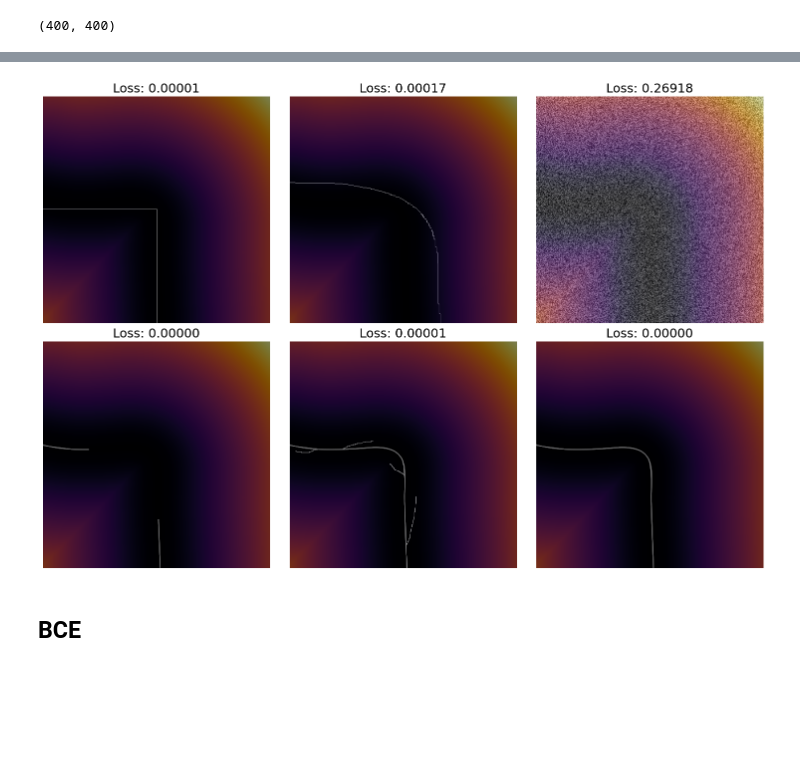
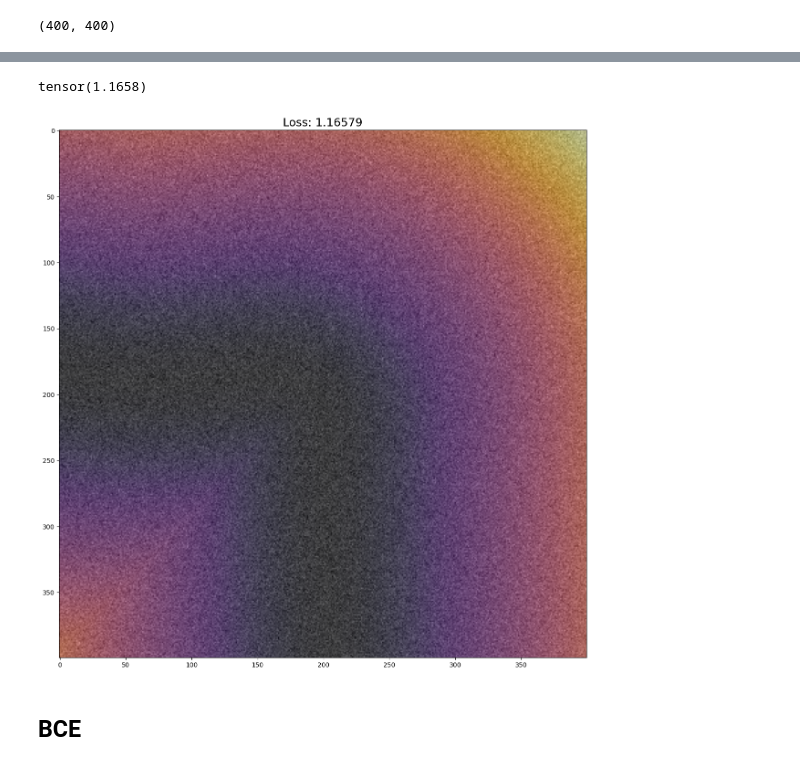
Before and after one commit to DaDudeIan/Pre-planning-Intersection-Traversal-for-Autonomous-Vehicles, a Jupyter notebook: loss/loss_testing.ipynb, the cells around one changed output, grey strips where cells are left out. Cells and saved outputs as stored; diff of their text form; code cells hidden in the pictures; blank space fills up the shorter version.

```diff
--- a/loss/loss_testing.ipynb
+++ b/loss/loss_testing.ipynb
@@ -62,32 +59,44 @@ Calculated loss: tensor(0.1351, grad_fn=<MulBackward0>)
 # %%
-lc = ll.CmapLoss()
+lc = ll.ColdMapLoss()
 
-fig, axs = plt.subplots(2, 3, figsize=(15, 10))
+fig, axs = plt.subplots(1, 1, figsize=(15, 15))
 
 comps = ["./comps/comp1.png", "./comps/comp2.png", "./noise.png", "./comps/comp7.png", "./comps/comp8.png"] + [gt_path]
 
 paths = [cv2.imread(c, cv2.IMREAD_GRAYSCALE) for c in comps]
 
 _, binaries = zip(*[cv2.threshold(p, 1, 1, cv2.THRESH_BINARY) for p in paths])
 
 binaries_t = [torch.from_numpy(b).float() for b in binaries]
 
-losses = [lc(cmap_t, b) for b in binaries_t]
+# random tensor [1, 5, 400, 400]
+noise = torch.randn(1, 5, 400, 400)
 
-for i, (p, b, l) in enumerate(zip(paths, binaries, losses)):
-    axs[i // 3, i % 3].imshow(cmap, cmap="inferno")
-    axs[i // 3, i % 3].imshow(p, cmap="gray", alpha=0.5)
-    axs[i // 3, i % 3].set_title(f"Loss: {l:.5f}", fontsize=18)
-    axs[i // 3, i % 3].axis("off")
+cmap_dim = cmap_t.unsqueeze(0).unsqueeze(0)
 
-fig.tight_layout()
-fig.subplots_adjust(hspace=0.08)
+print(lc(cmap_dim, noise))
+
+
+plt.imshow(cmap, cmap="inferno")
+plt.imshow(noise[0, 0, :, :].detach().numpy(), cmap="gray", alpha=0.5)  # Select the first channel for visualization
+plt.title(f"Loss: {lc(cmap_dim, noise).item():.5f}", fontsize=18)
+# losses = [lc(cmap_t, b).unsqueeze(0).unsqueeze(0) for b in binaries_t]
+
+# for i, (p, b, l) in enumerate(zip(paths, binaries, losses)):
+#     axs[i // 3, i % 3].imshow(cmap, cmap="inferno")
+#     axs[i // 3, i % 3].imshow(p, cmap="gray", alpha=0.5)
+#     axs[i // 3, i % 3].set_title(f"Loss: {l:.5f}", fontsize=18)
+#     axs[i // 3, i % 3].axis("off")
+
+# fig.tight_layout()
+# fig.subplots_adjust(hspace=0.08)
 
 #fig.savefig("cmap_loss_comparison7.png", transparent=True)
 #plt.savefig("loss_comparison.png")
 plt.show()
 # %% [output]
+tensor(1.1658)
-[figure, old version]
+[figure, new version]
 # %%
 gt_path = "./intersection_001/paths/path_1/path_line.png"
 gt_cmap = "./intersection_001/paths/path_1/cold_map.png"
```
Also changed, not shown: parts of 2 cells of this notebook, 1 other file.
